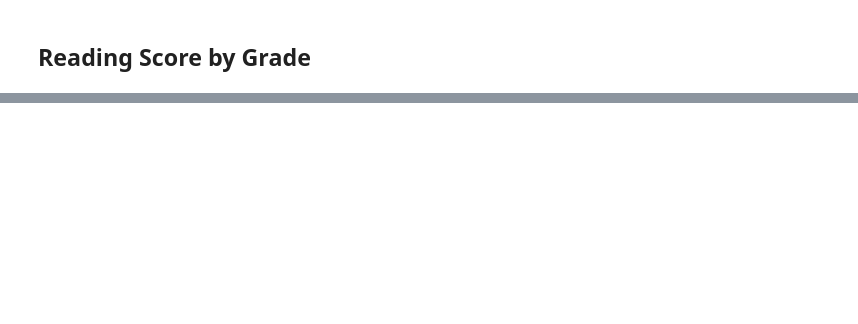
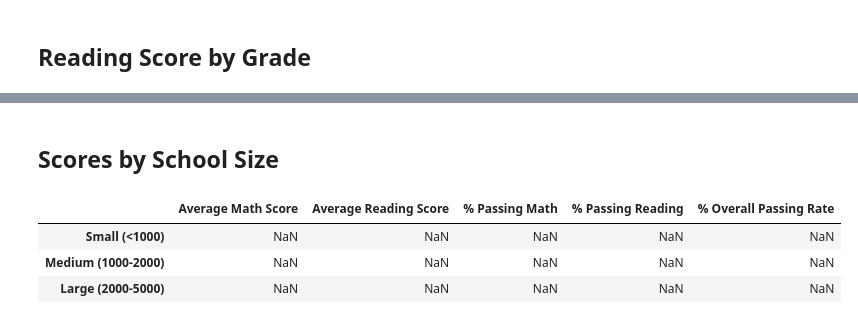
Before and after one commit to dxvo/Unit4_Pandas, a Jupyter notebook: hw4.ipynb, the cells around one changed output, grey strips where cells are left out. Saved outputs shown, nothing was run; the diff lists cells and outputs as text; code cells hidden in the pictures; blank space fills up the shorter version.

```diff
--- a/hw4.ipynb
+++ b/hw4.ipynb
@@ -131,0 +193,20 @@ UnboundLocalError: local variable 'grade' referenced before assignment
+# %% [markdown]
+## Scores by School Size
+# %%
+size_bins = [0, 1000, 2000, 5000]
+size_names = ["Small (<1000)", "Medium (1000-2000)", "Large (2000-5000)"]
+score_by_size = pd.DataFrame(index = size_names, columns = column_names)
+
+
+for i in range(len(size_bins)-1):
+    for name in column_names:
+        temp_dataframe = result_t[(result_t['Total Students'] > size_bins[i]) & (result_t['Total Students'] < size_bins[i+1])]
+        temp_result = round(temp_dataframe[name].sum()/len(temp_dataframe),3)
+        score_by_size.loc[size_names[i],name] = temp_result
+
+score_by_size
+# %% [output]
+|  | Average Math Score | Average Reading Score | % Passing Math | % Passing Reading | % Overall Passing Rate |
+| Small (<1000) | NaN | NaN | NaN | NaN | NaN |
+| Medium (1000-2000) | NaN | NaN | NaN | NaN | NaN |
+| Large (2000-5000) | NaN | NaN | NaN | NaN | NaN |
```
Also changed, not shown: parts of 6 cells of this notebook.
